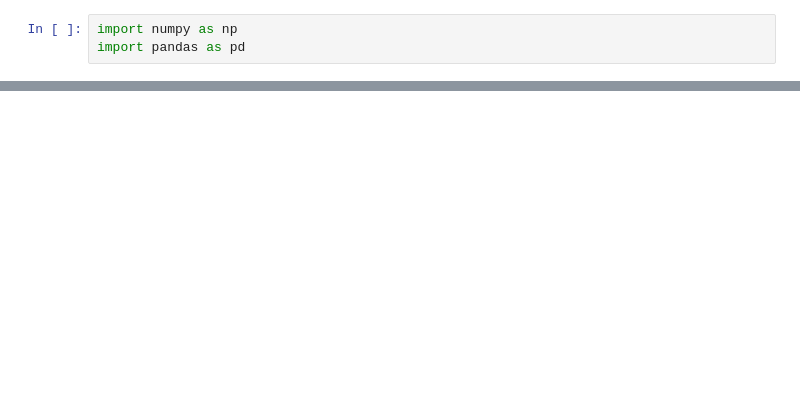
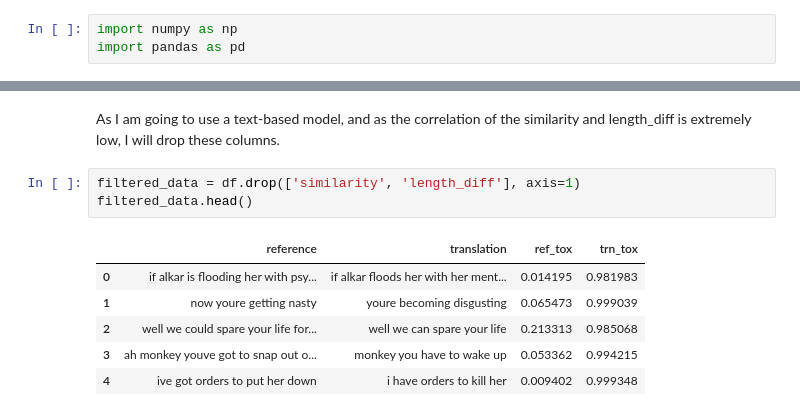
Before and after one commit to rootint/text-detoxification, a Jupyter notebook: notebooks/data_exploration.ipynb, the cells around one changed output, grey strips where cells are left out. Cells and saved outputs as stored; diff of their text form; blank space fills up the shorter version.

```diff
--- a/notebooks/data_exploration.ipynb
+++ b/notebooks/data_exploration.ipynb
@@ -21,0 +96,12 @@ df
+# %% [markdown]
+As I am going to use a text-based model, and as the correlation of the similarity and length_diff is extremely low, I will drop these columns.
+# %%
+filtered_data = df.drop(['similarity', 'length_diff'], axis=1)
+filtered_data.head()
+# %% [output]
+|  | reference | translation | ref_tox | trn_tox |
+| 0 | if alkar is flooding her with psy... | if alkar floods her with her ment... | 0.014195 | 0.981983 |
+| 1 | now youre getting nasty | youre becoming disgusting | 0.065473 | 0.999039 |
+| 2 | well we could spare your life for... | well we can spare your life | 0.213313 | 0.985068 |
+| 3 | ah monkey youve got to snap out o... | monkey you have to wake up | 0.053362 | 0.994215 |
+| 4 | ive got orders to put her down | i have orders to kill her | 0.009402 | 0.999348 |
```
Also changed, not shown: parts of 20 cells of this notebook, 1 other file.
